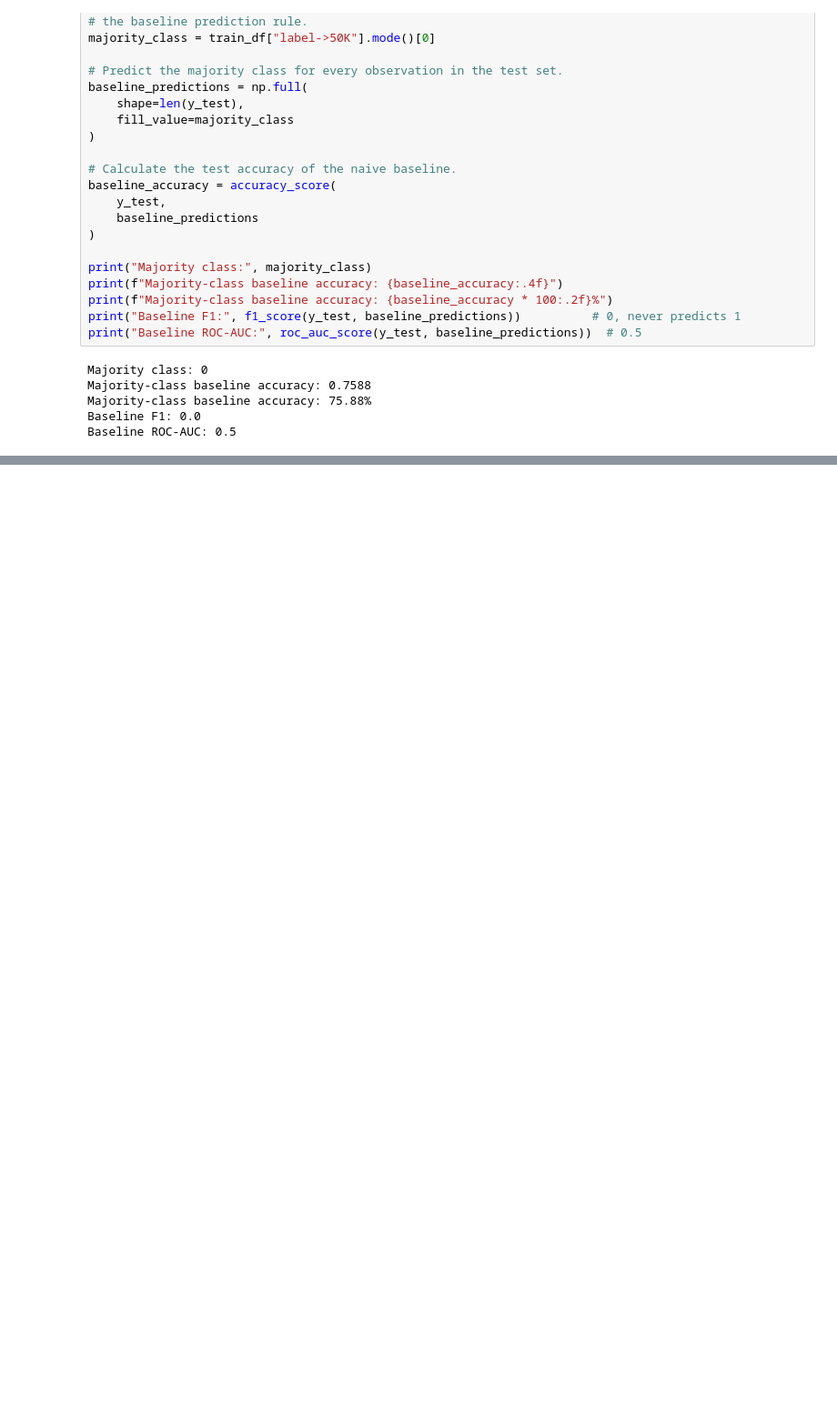
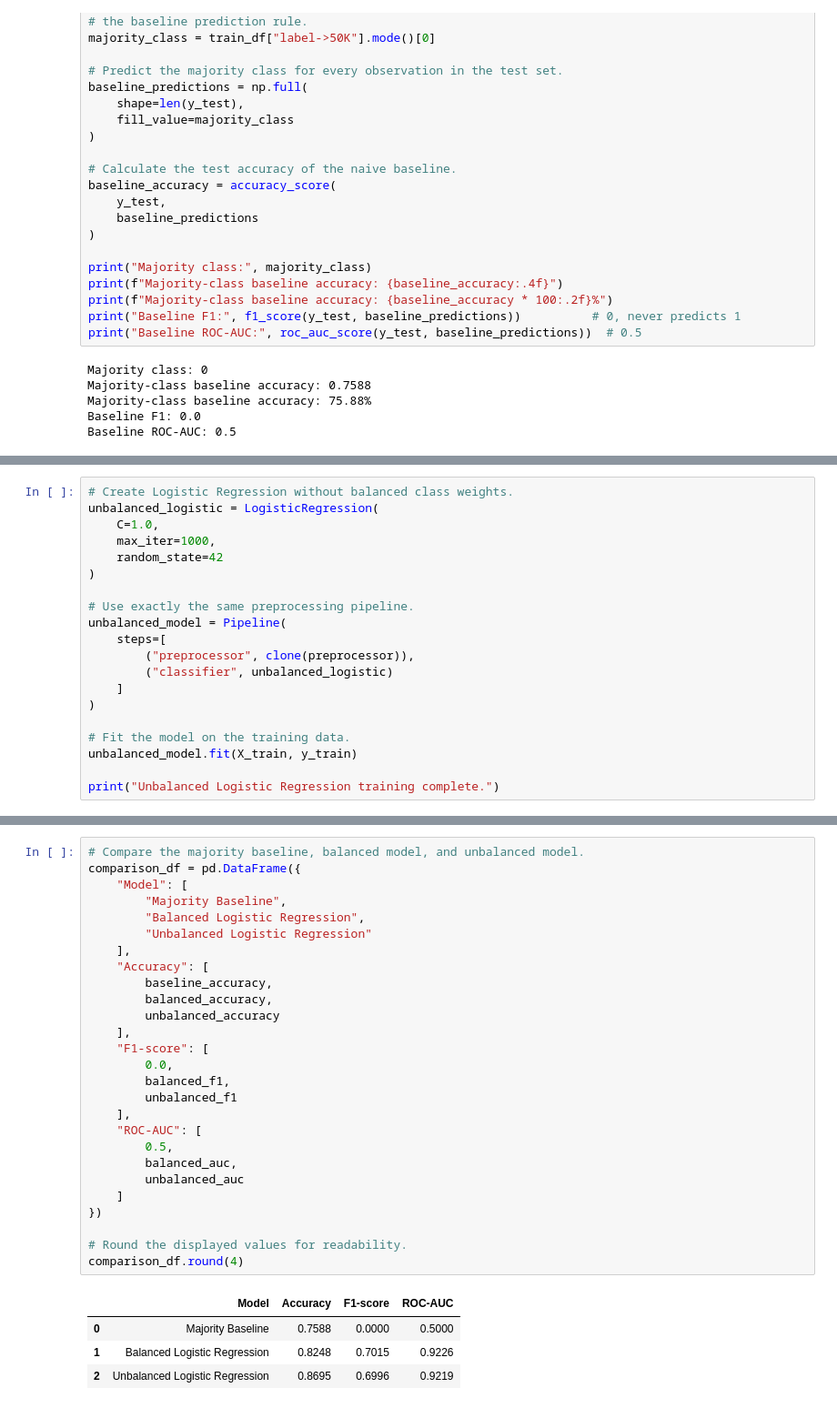
Before and after one commit to priyadarshiansu/cap5610-midterm, a Jupyter notebook: notebooks/01_logistic_regression.ipynb.ipynb, the cells around one changed output, grey strips where cells are left out. Shown at 91% size. Cells and saved outputs as stored; diff of their text form; blank space fills up the shorter version.

Commit message:
Complete Task 1 logistic regression analysis

```diff
--- a/notebooks/01_logistic_regression.ipynb.ipynb
+++ b/notebooks/01_logistic_regression.ipynb.ipynb
@@ -305,0 +815,20 @@ Baseline ROC-AUC: 0.5
+# %%
+# Create Logistic Regression without balanced class weights.
+unbalanced_logistic = LogisticRegression(
+    C=1.0,
+    max_iter=1000,
+    random_state=42
+)
+
+# Use exactly the same preprocessing pipeline.
+unbalanced_model = Pipeline(
+    steps=[
+        ("preprocessor", clone(preprocessor)),
+        ("classifier", unbalanced_logistic)
+    ]
+)
+
+# Fit the model on the training data.
+unbalanced_model.fit(X_train, y_train)
+
+print("Unbalanced Logistic Regression training complete.")
@@ -305,0 +974,32 @@ Baseline ROC-AUC: 0.5
+# %%
+# Compare the majority baseline, balanced model, and unbalanced model.
+comparison_df = pd.DataFrame({
+    "Model": [
+        "Majority Baseline",
+        "Balanced Logistic Regression",
+        "Unbalanced Logistic Regression"
+    ],
+    "Accuracy": [
+        baseline_accuracy,
+        balanced_accuracy,
+        unbalanced_accuracy
+    ],
+    "F1-score": [
+        0.0,
+        balanced_f1,
+        unbalanced_f1
+    ],
+    "ROC-AUC": [
+        0.5,
+        balanced_auc,
+        unbalanced_auc
+    ]
+})
+
+# Round the displayed values for readability.
+comparison_df.round(4)
+# %% [output]
+|  | Model | Accuracy | F1-score | ROC-AUC |
+| 0 | Majority Baseline | 0.7588 | 0.0000 | 0.5000 |
+| 1 | Balanced Logistic Regression | 0.8248 | 0.7015 | 0.9226 |
+| 2 | Unbalanced Logistic Regression | 0.8695 | 0.6996 | 0.9219 |
```
Also changed, not shown: parts of 33 cells of this notebook.
